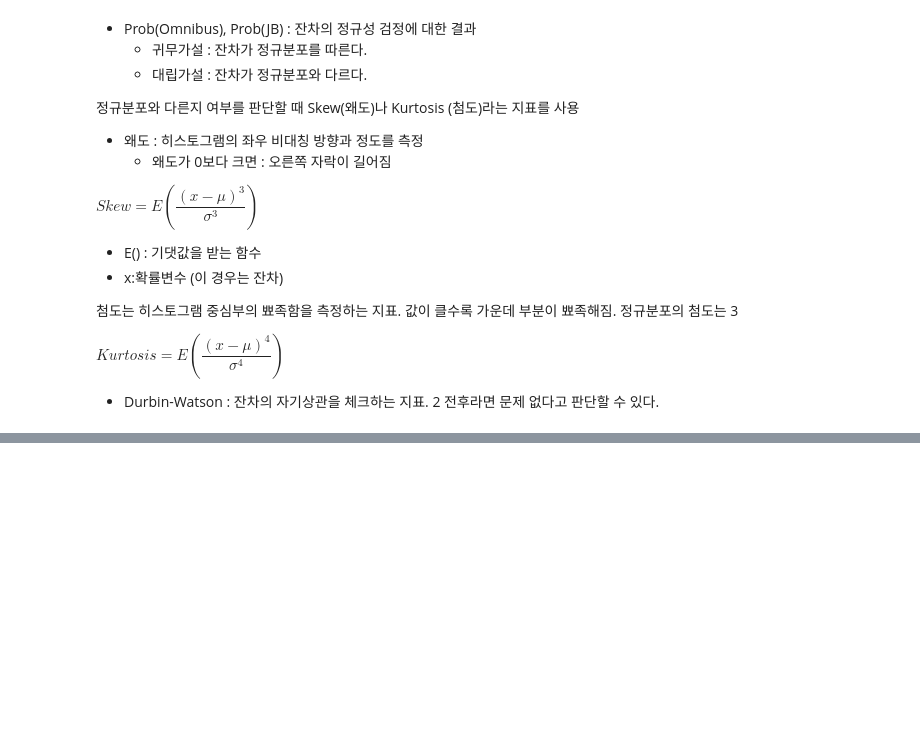
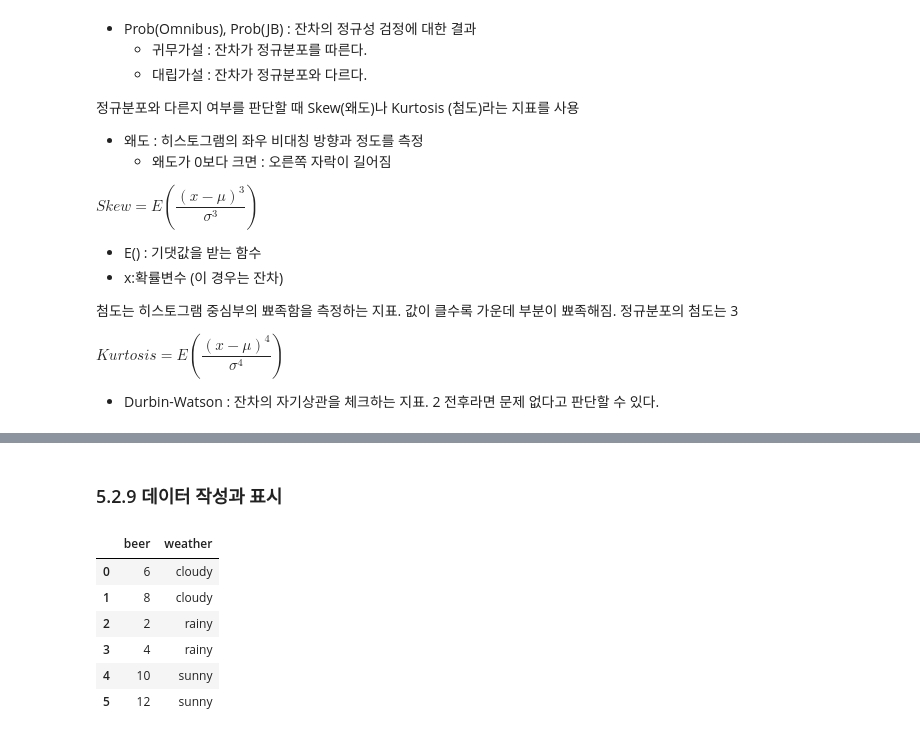
Before and after one commit to johyunkang/adp_certificate, a Jupyter notebook: stats_textbook_05.ipynb, the cells around one changed output, grey strips where cells are left out. Cells and saved outputs as stored; diff of their text form; code cells hidden in the pictures; blank space fills up the shorter version.

```diff
--- a/stats_textbook_05.ipynb
+++ b/stats_textbook_05.ipynb
@@ -441,0 +473,17 @@ $Skew = E(\dfrac {(x - \mu)^3} {\sigma^3})$
+# %% [markdown]
+### 5.2.9 데이터 작성과 표시
+# %%
+# 샘플 데이터
+weather = ['cloudy', 'cloudy', 'rainy', 'rainy', 'sunny', 'sunny']
+beer = [6, 8, 2, 4, 10, 12]
+
+weather_beer = pd.DataFrame({'beer':beer, 'weather': weather})
+display(weather_beer)
+# %% [output]
+|  | beer | weather |
+| 0 | 6 | cloudy |
+| 1 | 8 | cloudy |
+| 2 | 2 | rainy |
+| 3 | 4 | rainy |
+| 4 | 10 | sunny |
+| 5 | 12 | sunny |
```
Also changed, not shown: parts of 17 cells of this notebook.
